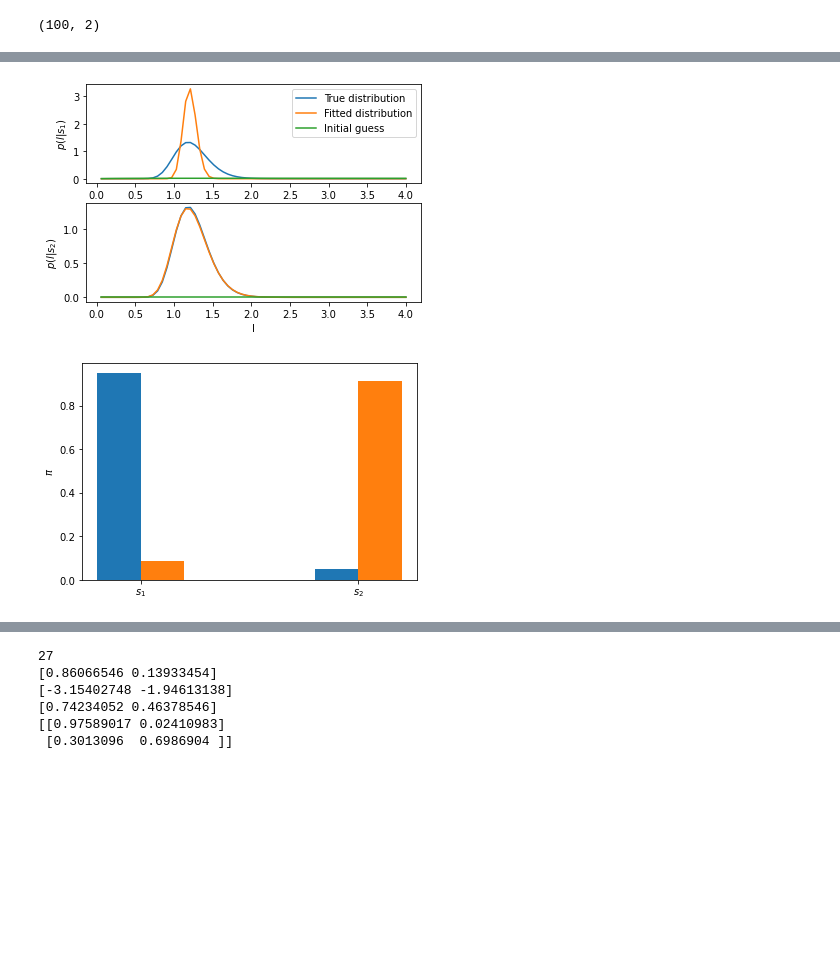
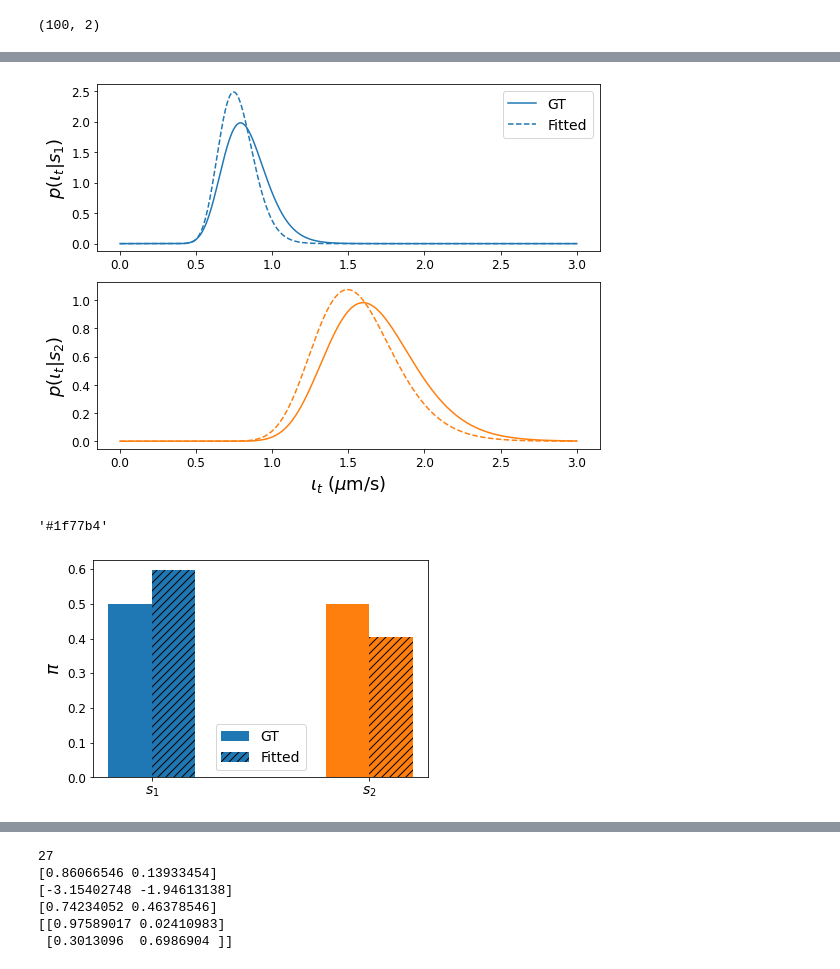
Before and after one commit to applied-systems-biology/Peroxisome_HMM, a Jupyter notebook: Track generating HMM.ipynb, the cells around one changed output, grey strips where cells are left out. Cells and saved outputs as stored; diff of their text form; code cells hidden in the pictures; blank space fills up the shorter version.

```diff
--- a/Track generating HMM.ipynb
+++ b/Track generating HMM.ipynb
@@ -282,13 +297,17 @@ plt.plot(o[:,1])
 X = convert_to_cartesian(o)
 # %%
 import seaborn as sns
+c1 ='#1f77b4'
+c2 = '#ff7f0e'
 s_1_idx = (s==0)
 s_2_idx = (s==1)
 print(np.sum(s_2_idx))
 for ii in range(X.shape[0]-1):
     if s[ii+1] == 0:
-        plt.plot(X[ii:ii+2,0], X[ii:ii+2,1], c='blue')
+        plt.plot(X[ii:ii+2,0], X[ii:ii+2,1], c=c1)
     else:
-        plt.plot(X[ii:ii+2,0], X[ii:ii+2,1], c='red')
-plt.savefig('/home/svensson/VMshared/HMM stuff/example_track6_GT.png')
+        plt.plot(X[ii:ii+2,0], X[ii:ii+2,1], c=c2)
+plt.xticks([])
+plt.yticks([])
+plt.savefig('/home/svensson/Dropbox/Projects/Perioxomes/Plots/example_track2_GT.svg')
 # %% [output]
@@ -304,8 +323,10 @@ s_1_idx = (s_est==0)
 s_2_idx = (s_est==1)
 for ii in range(X.shape[0]-1):
     if s_est[ii+1] == 0:
-        plt.plot(X[ii:ii+2,0], X[ii:ii+2,1], c='blue')
+        plt.plot(X[ii:ii+2,0], X[ii:ii+2,1], c=c1)
     else:
-        plt.plot(X[ii:ii+2,0], X[ii:ii+2,1], c='red')
-plt.savefig('/home/svensson/VMshared/HMM stuff/example_track6_Viterbi_fitted_all.png')
+        plt.plot(X[ii:ii+2,0], X[ii:ii+2,1], c=c2)
+plt.xticks([])
+plt.yticks([])
+plt.savefig('/home/svensson/Dropbox/Projects/Perioxomes/Plots/example_track2_Viterbi_fitted_all.svg')
 # %% [output]
@@ -354,37 +395,54 @@ plt.savefig('/home/svensson/VMshared/HMM stuff/example_track6_sigma_alpha_all.pn
 # %%
-l_x = np.linspace(-2,4,100)
+l_x = np.linspace(0,3,1000)
 p_l_x_s1_true = lognorm_pdf(l_x, mu_l[0], sigma_l[0])
 p_l_x_s1_fitted = lognorm_pdf(l_x, mu_l_new[0], sigma_l_new[0])
-p_l_x_s1_initial = lognorm_pdf(l_x, mu_l0[0], sigma_l0[0])
+#p_l_x_s1_initial = lognorm_pdf(l_x, mu_l0[0], sigma_l0[0])
+fig = plt.figure(figsize=(8,6))
 plt.subplot(2,1,1)
-plt.plot(l_x, p_l_x_s1_true, label='True distribution')
-plt.plot(l_x, p_l_x_s1_fitted, label='Fitted distribution')
-plt.plot(l_x, p_l_x_s1_initial, label='Initial guess')
-plt.ylabel(r'$p(l|s_1)$')
-plt.legend()
+plt.plot(l_x, p_l_x_s1_true, color=c1, label='GT')
+p1 = plt.plot(l_x, p_l_x_s1_fitted, '--', color=c1, label=r'Fitted')
+#plt.plot(l_x, p_l_x_s1_initial, label='Initial guess')
+plt.ylabel(r'$p(\iota_t|s_1)$',size=18)
+plt.legend(prop={'size': 14})
+plt.xticks(fontsize=12)
+plt.yticks(fontsize=12)
 
 p_l_x_s2_true = lognorm_pdf(l_x, mu_l[1], sigma_l[1])
 p_l_x_s2_fitted = lognorm_pdf(l_x, mu_l_new[1], sigma_l_new[1])
-p_l_x_s2_initial = lognorm_pdf(l_x, mu_l0[1], sigma_l0[1])
+#p_l_x_s2_initial = lognorm_pdf(l_x, mu_l0[1], sigma_l0[1])
 plt.subplot(2,1,2)
-plt.plot(l_x, p_l_x_s2_true)
-plt.plot(l_x, p_l_x_s2_fitted)
-plt.plot(l_x, p_l_x_s2_initial)
-plt.ylabel(r'$p(l|s_2)$')
-plt.xlabel(r'l')
-plt.savefig('/home/svensson/VMshared/HMM stuff/example_track6_l_all.png')
+plt.plot(l_x, p_l_x_s2_true, color=c2, label='True distribution')
+p2 = plt.plot(l_x, p_l_x_s2_fitted, '--', color=c2, label=r'Fitted distribution')
+
+#plt.plot(l_x, p_l_x_s2_initial)
+plt.ylabel(r'$p(\iota_t|s_2)$',size=18)
+plt.xlabel(r'$\iota_t$ ($\mu$m/s)',size=18)
+plt.xticks(fontsize=12)
+plt.yticks(fontsize=12)
+fig.tight_layout()
+plt.savefig('/home/svensson/Dropbox/Projects/Perioxomes/Plots/l_fitted.svg')
+#c1 = p1[0].get_color()
+#c2 = p2[0].get_color()
 # %% [output]
-[figure, old version]
+[figure, new version]
+# %%
+c1
+# %% [output]
+'#1f77b4'
 # %%
 pos = np.array([1, 2])
 width = 0.2
-plt.bar(pos-width/2, pi, width)
-plt.bar(pos+width/2, pi_new, width)
-plt.ylabel(r'$\pi$')
+plt.bar(pos-width/2, pi, width, color=[c1, c2], label=r'GT')
+plt.bar(pos+width/2, pi_new, width, color=[c1, c2], hatch='///', label=r'Fitted')
+plt.ylabel(r'$\pi$',size=18)
 plt.xticks([1,2], [r'$s_1$', r'$s_2$'])
-plt.savefig('/home/svensson/VMshared/HMM stuff/example_track6_pi_all.png')
+plt.legend(prop={'size': 14})
+plt.xticks(fontsize=14)
+plt.yticks(fontsize=12)
+
+plt.savefig('/home/svensson/Dropbox/Projects/Perioxomes/Plots/pi_fitted.svg')
 # %% [output]
-[figure, old version]
+[figure, new version]
 # %%
 pos = np.array([1, 2, 3, 4])
 width = 0.2
```
Also changed, not shown: parts of 68 cells of this notebook, 3 other files.
